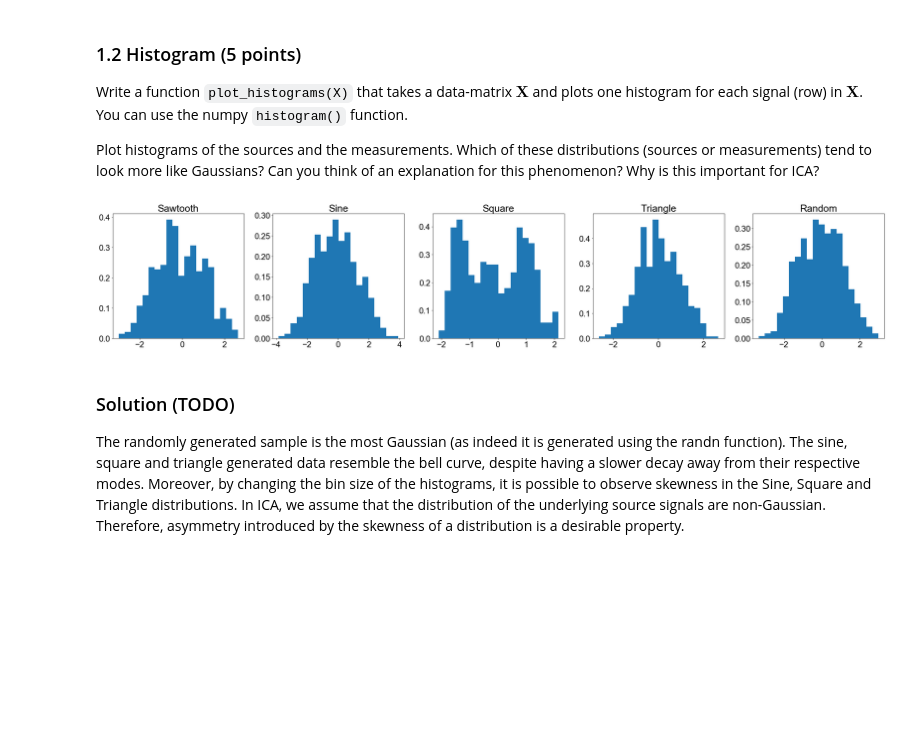
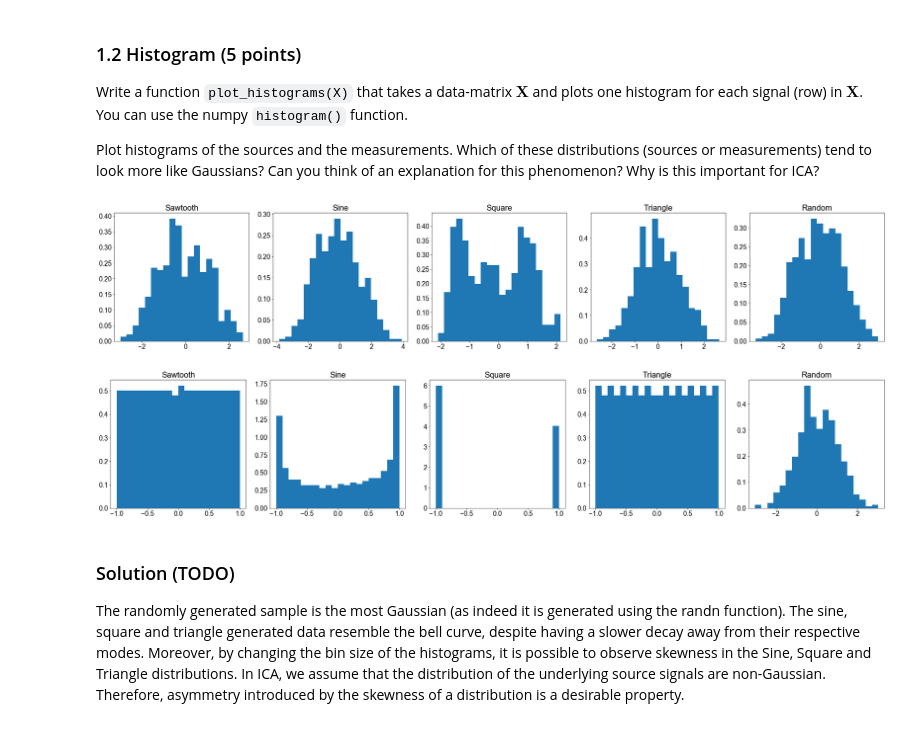
Before and after one commit to danakianfar/machine_learning_2_labs, a Jupyter notebook: lab1/lab1.ipynb, the cells around one changed output. Drawn from its saved outputs; the diff is of its cells as text; code cells hidden in the pictures; blank space fills up the shorter version.

```diff
--- a/lab1/lab1.ipynb
+++ b/lab1/lab1.ipynb
@@ -119,27 +119,30 @@ Which of these distributions (sources or measurements) tend to look more like Ga
 # %%
 ### 1.2 Histogram
 titles = ['Sawtooth', 'Sine', 'Square', 'Triangle', 'Random']
 
 def plot_histograms(X, num_bins=10):
 
     hist = np.zeros((X.shape[0], num_bins))
     bin_edges = np.zeros((X.shape[0], num_bins+1))
     figure(figsize=(5*6, 6), facecolor='w', edgecolor='k')
 
     for i, row in enumerate(X): # For each row
         plt.subplot(1,X.shape[0], i+1)
         hist[i,:], bin_edges[i,:] = np.histogram(X[i,:], normed=True, bins=num_bins) # normalized histogram
         plt.hist(X[i,:], normed=True, bins=num_bins) # also calls np.histogram
         plt.title(titles[i])
 
     plt.tight_layout()
     return hist, bin_edges
 
 # Run
 num_bins = 20
 hist, bin_edges = plot_histograms(X, num_bins)
+
+hist, bin_edges = plot_histograms(S, num_bins)
 # %% [output]
-[figure, old version]
+[figure, new version]
+[figure, added]
 # %% [markdown]
 ### Solution (TODO)
 
```
Also changed, not shown: parts of 6 cells of this notebook.
